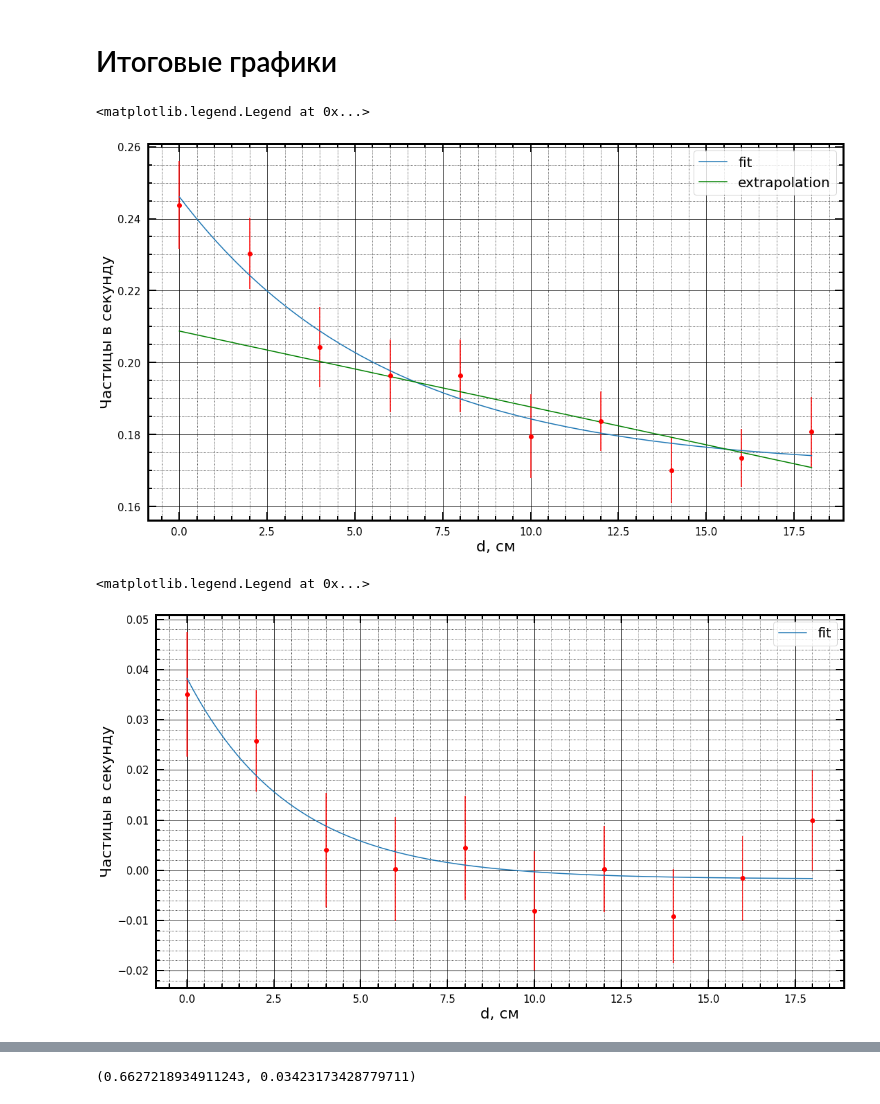
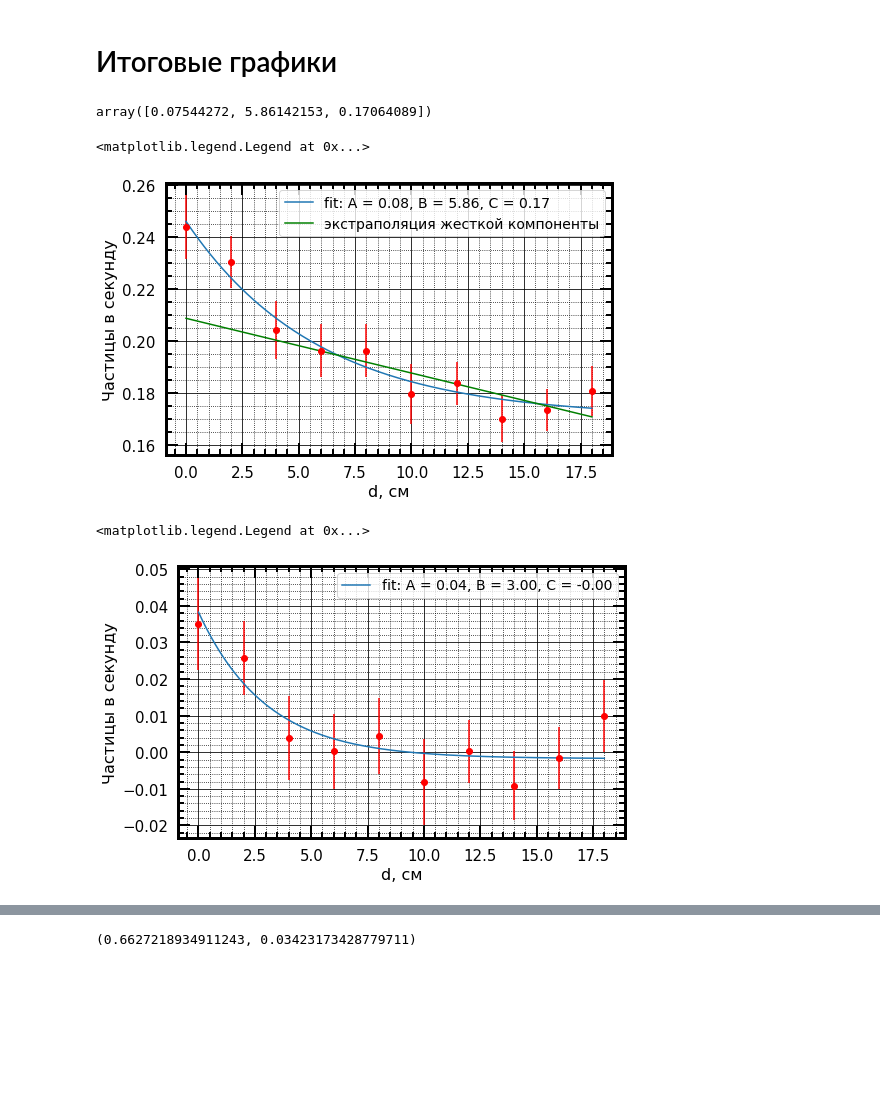
Before and after one commit to V1ad0S/quantum-physics-labs, a Jupyter notebook: 5.7.4/processing.ipynb, the cells around one changed output, grey strips where cells are left out. Drawn from its saved outputs; the diff is of its cells as text; code cells hidden in the pictures; blank space fills up the shorter version.

```diff
--- a/5.7.4/processing.ipynb
+++ b/5.7.4/processing.ipynb
@@ -144,27 +148,31 @@ Text(0.5, 1.0, 'Hard component')
 [figure]
 # %% [markdown]
 # Итоговые графики
+# %%
+popt_gnrl
+# %% [output]
+array([0.07544272, 5.86142153, 0.17064089])
 # %%
-fig1, ax1 = create_plot(18, 10)
+fig1, ax1 = create_plot(8, 5)
 ax1.errorbar(df['width'], df['ptcl_per_sec'], fmt='or', yerr=sigma_gnrl)
-ax1.plot(x, approx_func(x, *popt_gnrl), label='fit')
-ax1.plot(x, np.polyval(popt_line, x), color='green', label='extrapolation')
+ax1.plot(x, approx_func(x, *popt_gnrl), label='fit: A = {:.2f}, B = {:.2f}, C = {:.2f}'.format(*popt_gnrl))
+ax1.plot(x, np.polyval(popt_line, x), color='green', label='экстраполяция жесткой компоненты')
 
-ax1.set_xlabel('d, см', fontsize=22)
-ax1.set_ylabel('Частицы в секунду', fontsize=22)
-ax1.legend(fontsize=20)
+ax1.set_xlabel('d, см', fontsize=16)
+ax1.set_ylabel('Частицы в секунду', fontsize=16)
+ax1.legend(fontsize=14)
 # %% [output]
 <matplotlib.legend.Legend at 0x...>
-[figure, old version]
+[figure, new version]
 # %%
-fig2, ax2 = create_plot(18, 10)
+fig2, ax2 = create_plot(8, 5)
 ax2.errorbar(df['width'], df['soft'], fmt='or', yerr=sigma_soft)
-ax2.plot(x, approx_func(x, *popt_soft), label='fit')
+ax2.plot(x, approx_func(x, *popt_soft), label='fit: A = {:.2f}, B = {:.2f}, C = {:.2f}'.format(*popt_soft))
 
-ax2.set_xlabel('d, см', fontsize=22)
-ax2.set_ylabel('Частицы в секунду', fontsize=22)
-ax2.legend(fontsize=20)
+ax2.set_xlabel('d, см', fontsize=16)
+ax2.set_ylabel('Частицы в секунду', fontsize=16)
+ax2.legend(fontsize=14)
 # %% [output]
 <matplotlib.legend.Legend at 0x...>
-[figure, old version]
+[figure, new version]
 # %%
```
Also changed, not shown: parts of 4 cells of this notebook, 7 other files.
